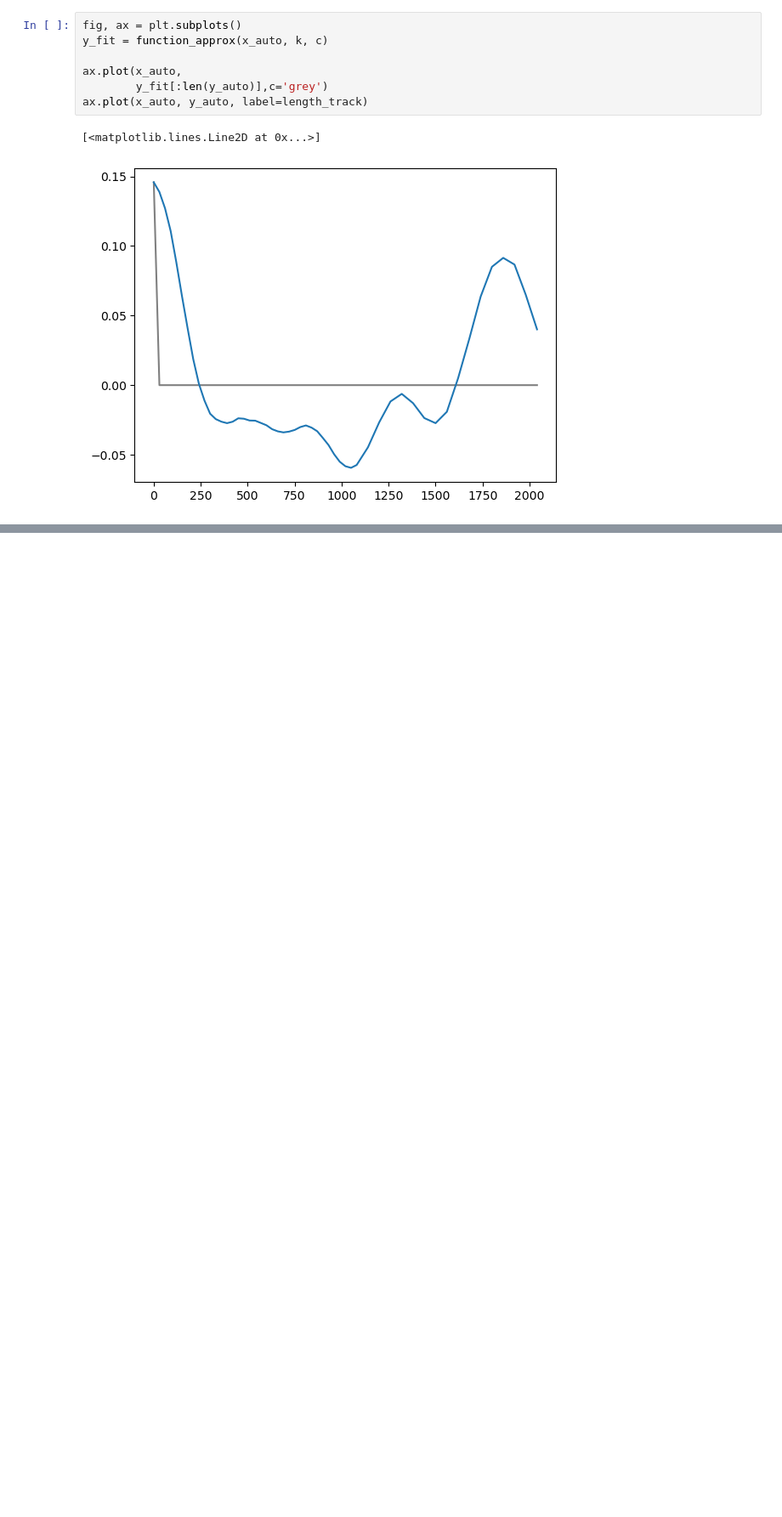
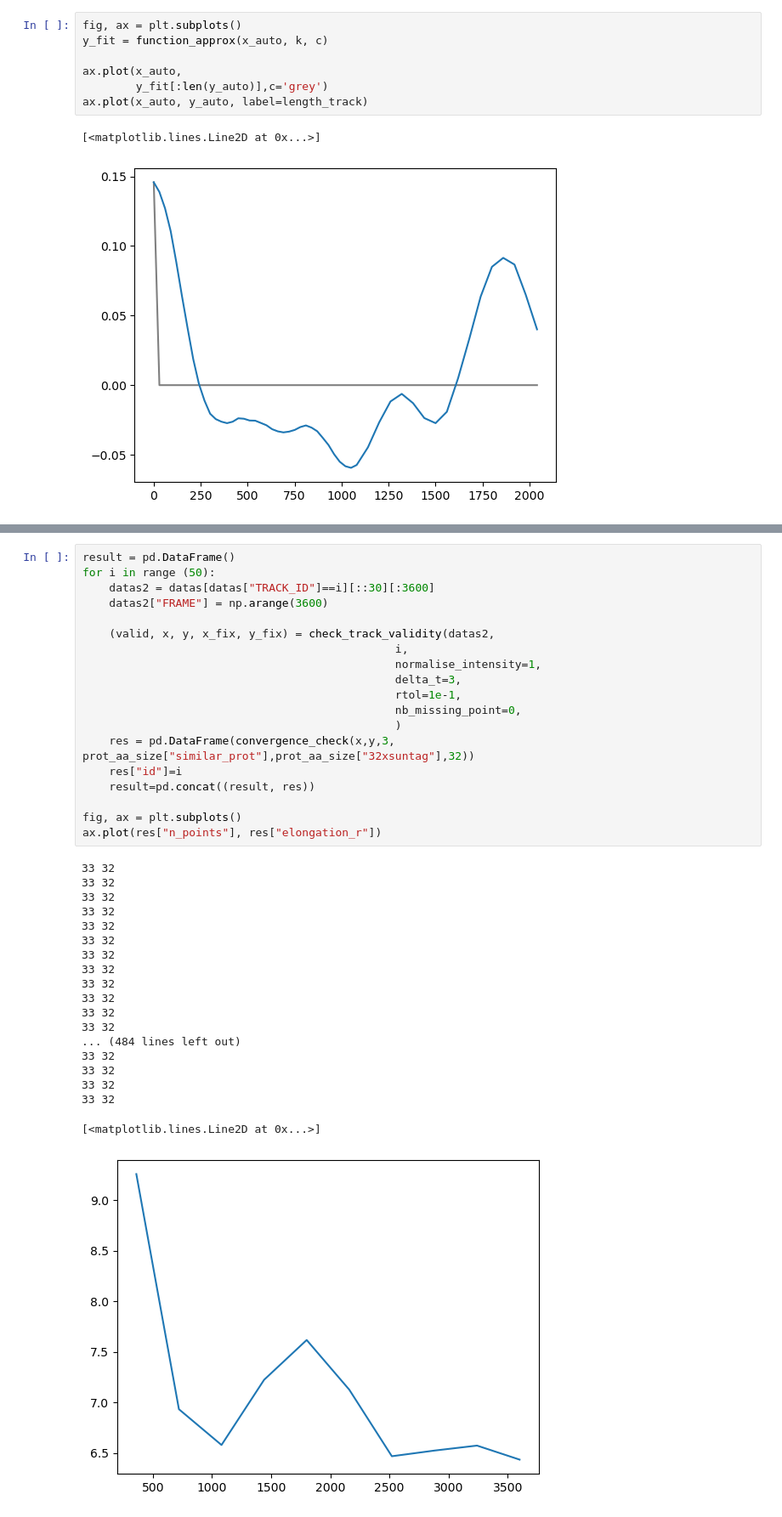
Before and after one commit to sophietheis/KineticAnalysis, a Jupyter notebook: notebook/old/20240605-Synthetic_datas_03-track_length.ipynb, the cells around one changed output, grey strips where cells are left out. Shown at 85% size. Cells and saved outputs as stored; diff of their text form; blank space fills up the shorter version.

```diff
--- a/notebook/old/20240605-Synthetic_datas_03-track_length.ipynb
+++ b/notebook/old/20240605-Synthetic_datas_03-track_length.ipynb
@@ -766,0 +797,39 @@ ax.plot(x_auto, y_auto, label=length_track)
+# %%
+result = pd.DataFrame()
+for i in range (50):
+    datas2 = datas[datas["TRACK_ID"]==i][::30][:3600]
+    datas2["FRAME"] = np.arange(3600)
+
+    (valid, x, y, x_fix, y_fix) = check_track_validity(datas2,
+                                               i,
+                                               normalise_intensity=1,
+                                               delta_t=3,
+                                               rtol=1e-1,
+                                               nb_missing_point=0,
+                                               )
+    res = pd.DataFrame(convergence_check(x,y,3, prot_aa_size["similar_prot"],prot_aa_size["32xsuntag"],32))
+    res["id"]=i
+    result=pd.concat((result, res))
+
+fig, ax = plt.subplots()
+ax.plot(res["n_points"], res["elongation_r"])
+# %% [output]
+33 32
+33 32
+33 32
+33 32
+33 32
+33 32
+33 32
+33 32
+33 32
+33 32
+33 32
+33 32
+... (484 lines left out)
+33 32
+33 32
+33 32
+33 32
+[<matplotlib.lines.Line2D at 0x...>]
+[figure, added]
```
Also changed, not shown: parts of 2 cells of this notebook, 9 other files.
